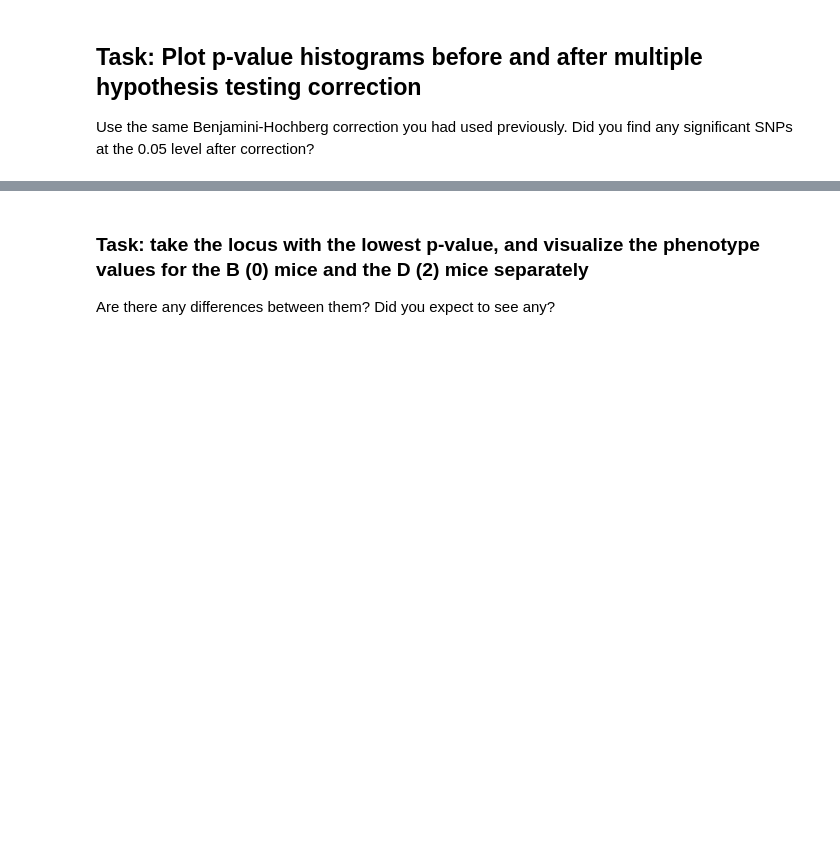
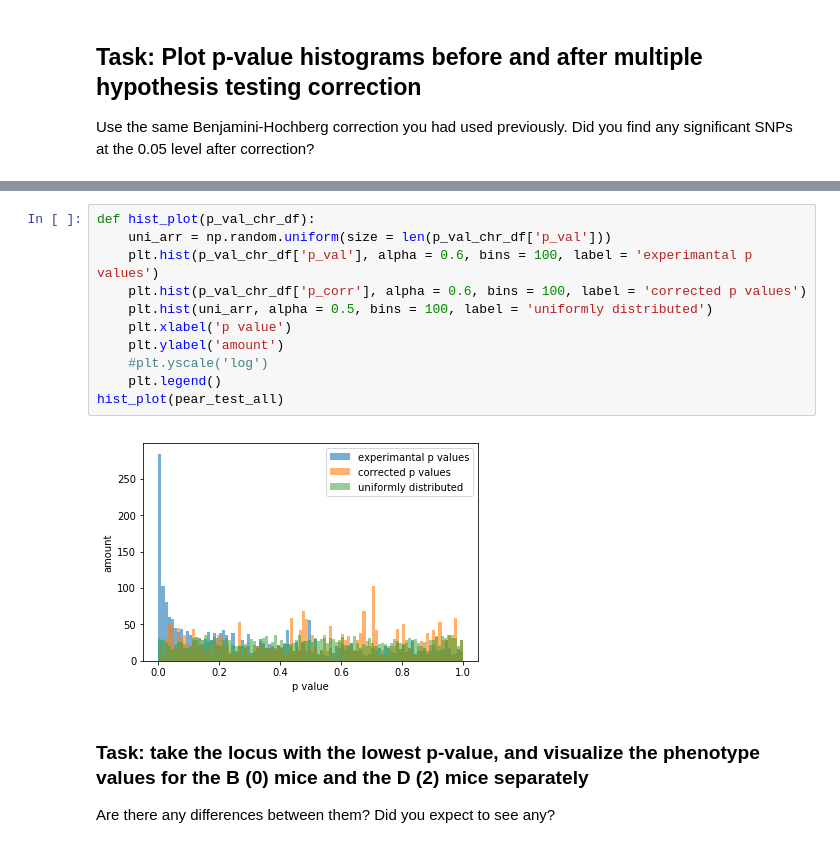
Before and after one commit to Osrip/Integrated_Bioinformatics, a Jupyter notebook: IntegratedBioinformatics/notebooks/Day4_GWAS_Quantitative.ipynb, the cells around one changed output, grey strips where cells are left out. Saved outputs shown, nothing was run; the diff lists cells and outputs as text; blank space fills up the shorter version.

```diff
--- a/IntegratedBioinformatics/notebooks/Day4_GWAS_Quantitative.ipynb
+++ b/IntegratedBioinformatics/notebooks/Day4_GWAS_Quantitative.ipynb
@@ -28,3 +218,16 @@ Use the same Benjamini-Hochberg correction you had used previously. Did you find
+# %%
+def hist_plot(p_val_chr_df):
+    uni_arr = np.random.uniform(size = len(p_val_chr_df['p_val']))
+    plt.hist(p_val_chr_df['p_val'], alpha = 0.6, bins = 100, label = 'experimantal p values')
+    plt.hist(p_val_chr_df['p_corr'], alpha = 0.6, bins = 100, label = 'corrected p values')
+    plt.hist(uni_arr, alpha = 0.5, bins = 100, label = 'uniformly distributed')
+    plt.xlabel('p value')
+    plt.ylabel('amount')
+    #plt.yscale('log')
+    plt.legend()
+hist_plot(pear_test_all)
+# %% [output]
+[figure, added]
 # %% [markdown]
 ### Task: take the locus with the lowest p-value, and visualize the phenotype values for the B (0) mice and the D (2) mice separately
 Are there any differences between them? Did you expect to see any?
```
Also changed, not shown: parts of 14 cells of this notebook.
